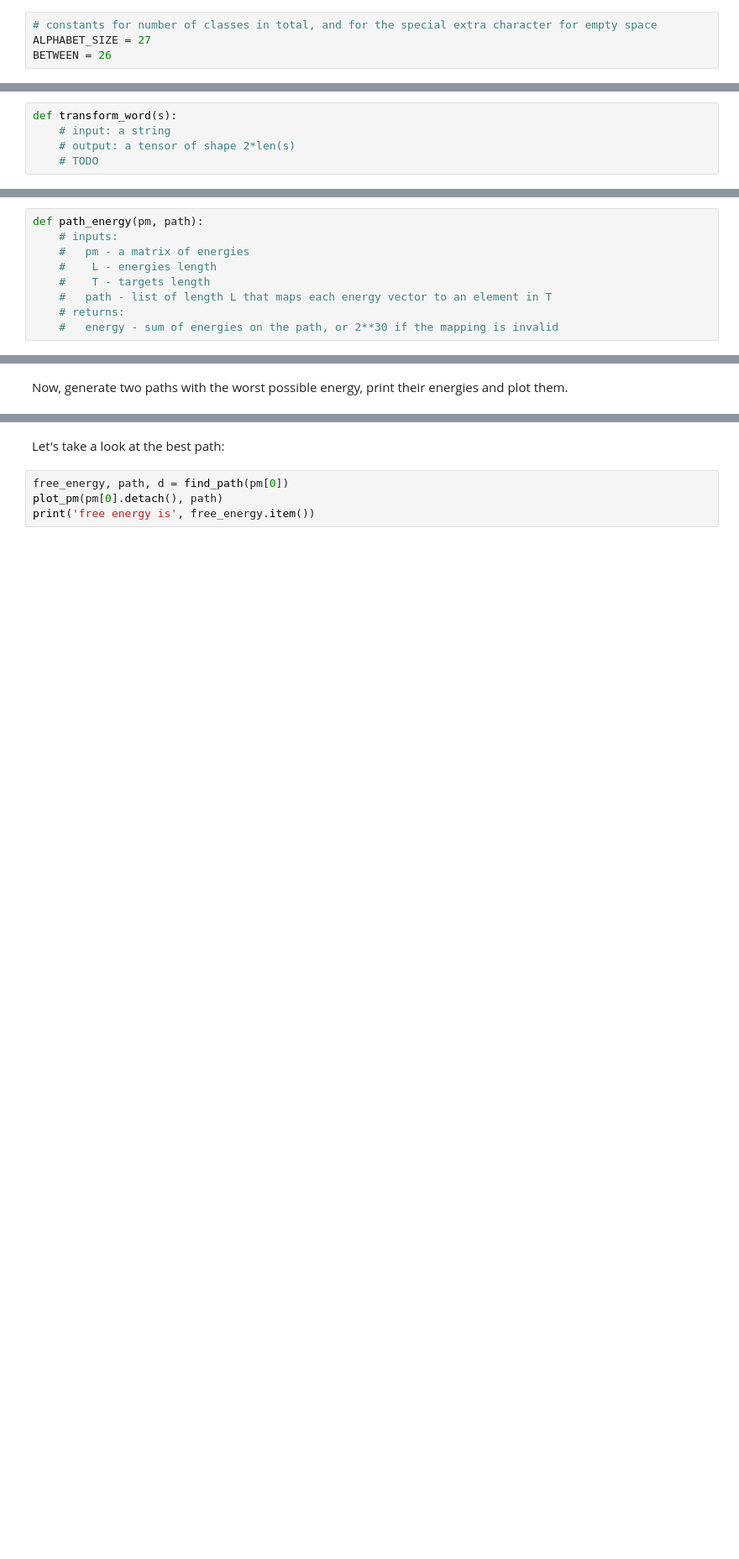
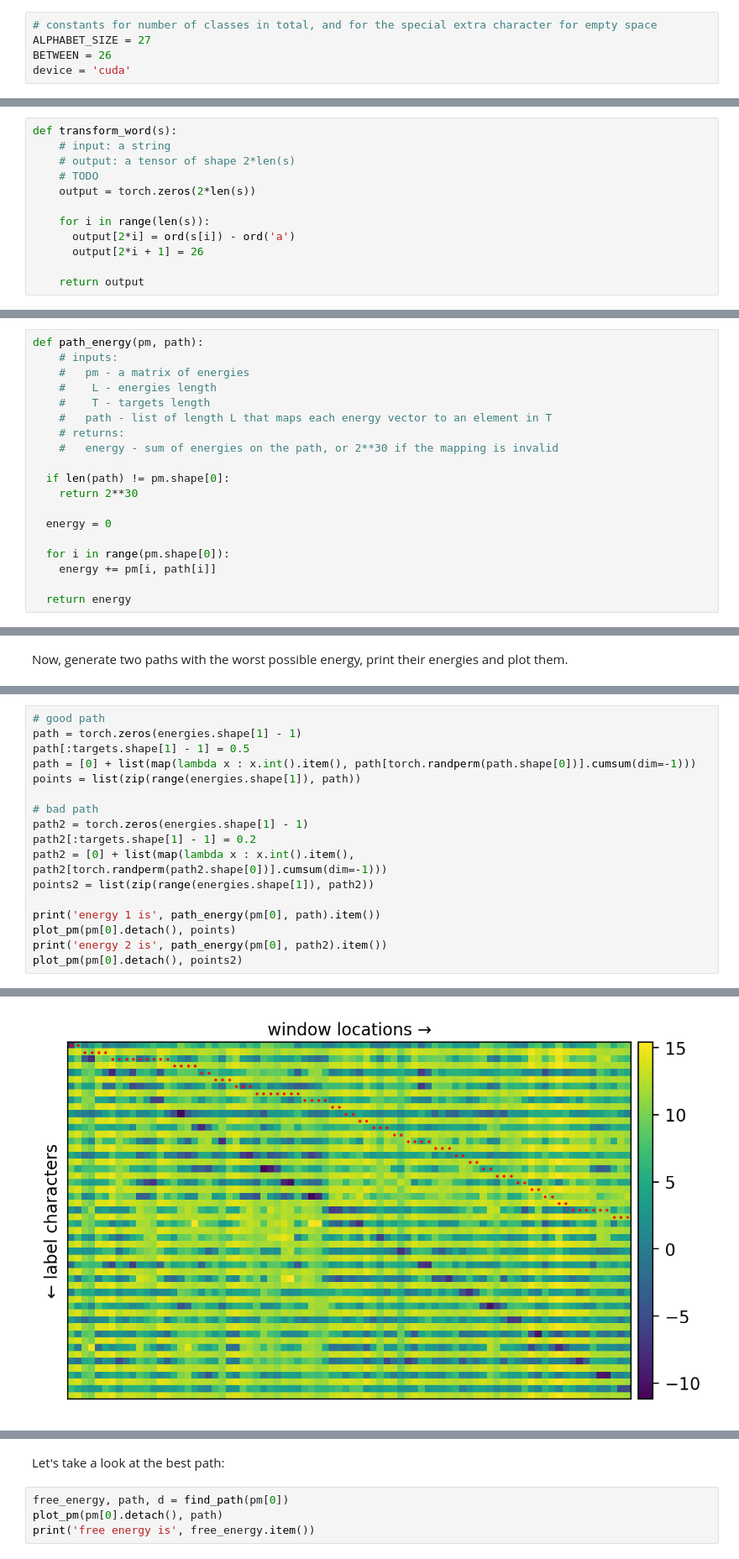
Before and after one commit to alefram/notebooks, a Jupyter notebook: Enery-based_models.ipynb, the cells around one changed output, grey strips where cells are left out. Shown at 84% size. Saved outputs shown, nothing was run; the diff lists cells and outputs as text; blank space fills up the shorter version.

```diff
--- a/Enery-based_models.ipynb
+++ b/Enery-based_models.ipynb
@@ -108,3 +123,4 @@ Below is a drawing that explains the sliding window concept. We use the same neu
 # constants for number of classes in total, and for the special extra character for empty space
 ALPHABET_SIZE = 27
 BETWEEN = 26
+device = 'cuda'
@@ -267,6 +375,13 @@ def transform_word(s):
     # input: a string
     # output: a tensor of shape 2*len(s)
     # TODO
+    output = torch.zeros(2*len(s))
+
+    for i in range(len(s)):
+      output[2*i] = ord(s[i]) - ord('a')
+      output[2*i + 1] = 26
+
+    return output
 # %% [markdown]
 Now, let's plot energy table built on our model's prediction for alphabet image.
 # %%
@@ -312,6 +429,16 @@ def path_energy(pm, path):
     #   path - list of length L that maps each energy vector to an element in T
     # returns:
     #   energy - sum of energies on the path, or 2**30 if the mapping is invalid
+
+  if len(path) != pm.shape[0]:
+    return 2**30
+
+  energy = 0
+
+  for i in range(pm.shape[0]):
+    energy += pm[i, path[i]]
+
+  return energy
 # %% [markdown]
 Now we can check some randomly generated paths and see the associated energies for our alphabet image:
 # %%
@@ -328,0 +457,18 @@ Now, generate two paths with the worst possible energy, print their energies and
+# %%
+# good path
+path = torch.zeros(energies.shape[1] - 1)
+path[:targets.shape[1] - 1] = 0.5
+path = [0] + list(map(lambda x : x.int().item(), path[torch.randperm(path.shape[0])].cumsum(dim=-1)))
+points = list(zip(range(energies.shape[1]), path))
+
+# bad path
+path2 = torch.zeros(energies.shape[1] - 1)
+path2[:targets.shape[1] - 1] = 0.2
+path2 = [0] + list(map(lambda x : x.int().item(), path2[torch.randperm(path2.shape[0])].cumsum(dim=-1)))
+points2 = list(zip(range(energies.shape[1]), path2))
+
+print('energy 1 is', path_energy(pm[0], path).item())
+plot_pm(pm[0].detach(), points)
+print('energy 2 is', path_energy(pm[0], path2).item())
+plot_pm(pm[0].detach(), points2)
+# %% [output]
@@ -328,0 +477 @@ Now, generate two paths with the worst possible energy, print their energies and
+[figure, added]
```
Also changed, not shown: parts of 26 cells of this notebook.
